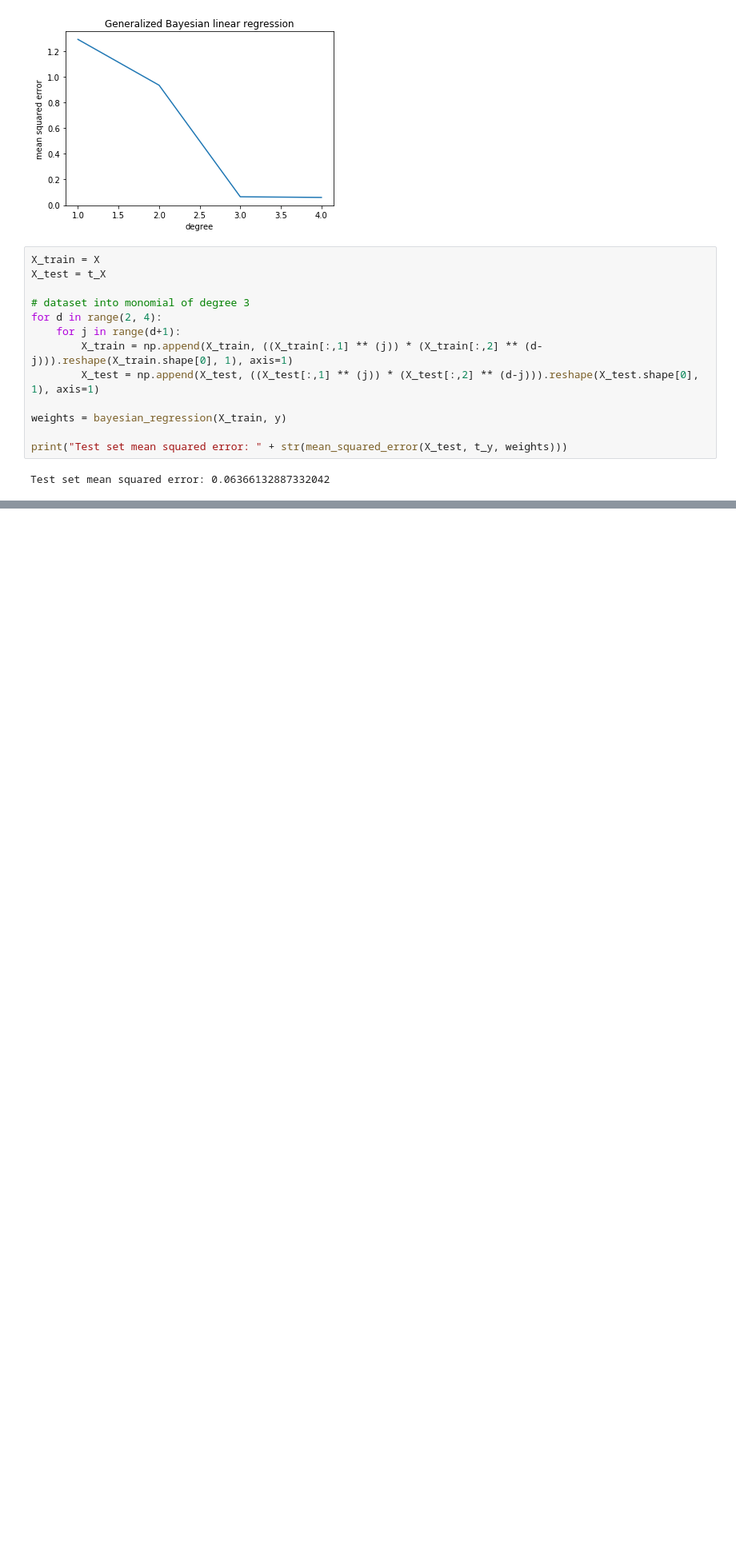
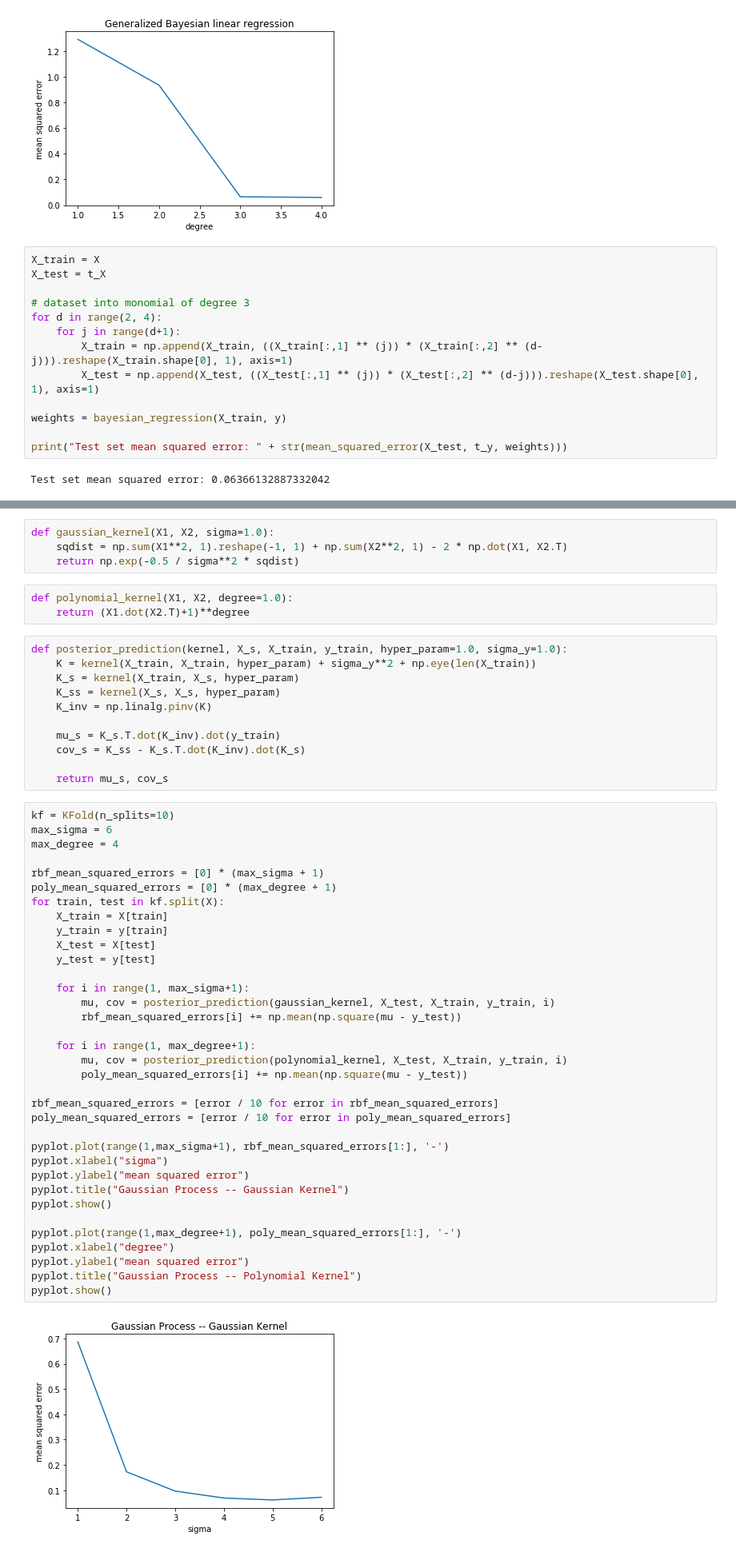
Before and after one commit to RohanK99/machine-learning, a Jupyter notebook: CS480/A3/main.ipynb, the cells around one changed output, grey strips where cells are left out. Shown at 80% size. Cells and saved outputs as stored; diff of their text form; blank space fills up the shorter version.

Commit message:
gaussian process regression

```diff
--- a/CS480/A3/main.ipynb
+++ b/CS480/A3/main.ipynb
@@ -224,0 +253,55 @@ Test set mean squared error: 0.06366132887332042
+# %%
+def gaussian_kernel(X1, X2, sigma=1.0):
+    sqdist = np.sum(X1**2, 1).reshape(-1, 1) + np.sum(X2**2, 1) - 2 * np.dot(X1, X2.T)
+    return np.exp(-0.5 / sigma**2 * sqdist)
+# %%
+def polynomial_kernel(X1, X2, degree=1.0):
+    return (X1.dot(X2.T)+1)**degree
+# %%
+def posterior_prediction(kernel, X_s, X_train, y_train, hyper_param=1.0, sigma_y=1.0):
+    K = kernel(X_train, X_train, hyper_param) + sigma_y**2 + np.eye(len(X_train))
+    K_s = kernel(X_train, X_s, hyper_param)
+    K_ss = kernel(X_s, X_s, hyper_param)
+    K_inv = np.linalg.pinv(K)
+
+    mu_s = K_s.T.dot(K_inv).dot(y_train)
+    cov_s = K_ss - K_s.T.dot(K_inv).dot(K_s)
+
+    return mu_s, cov_s
+# %%
+kf = KFold(n_splits=10)
+max_sigma = 6
+max_degree = 4
+
+rbf_mean_squared_errors = [0] * (max_sigma + 1)
+poly_mean_squared_errors = [0] * (max_degree + 1)
+for train, test in kf.split(X):
+    X_train = X[train]
+    y_train = y[train]
+    X_test = X[test]
+    y_test = y[test]
+
+    for i in range(1, max_sigma+1):
+        mu, cov = posterior_prediction(gaussian_kernel, X_test, X_train, y_train, i)
+        rbf_mean_squared_errors[i] += np.mean(np.square(mu - y_test))
+
+    for i in range(1, max_degree+1):
+        mu, cov = posterior_prediction(polynomial_kernel, X_test, X_train, y_train, i)
+        poly_mean_squared_errors[i] += np.mean(np.square(mu - y_test))
+
+rbf_mean_squared_errors = [error / 10 for error in rbf_mean_squared_errors]
+poly_mean_squared_errors = [error / 10 for error in poly_mean_squared_errors]
+
+pyplot.plot(range(1,max_sigma+1), rbf_mean_squared_errors[1:], '-')
+pyplot.xlabel("sigma")
+pyplot.ylabel("mean squared error")
+pyplot.title("Gaussian Process -- Gaussian Kernel")
+pyplot.show()
+
+pyplot.plot(range(1,max_degree+1), poly_mean_squared_errors[1:], '-')
+pyplot.xlabel("degree")
+pyplot.ylabel("mean squared error")
+pyplot.title("Gaussian Process -- Polynomial Kernel")
+pyplot.show()
+# %% [output]
+[figure, added]
```
Also changed, not shown: parts of 5 cells of this notebook.
